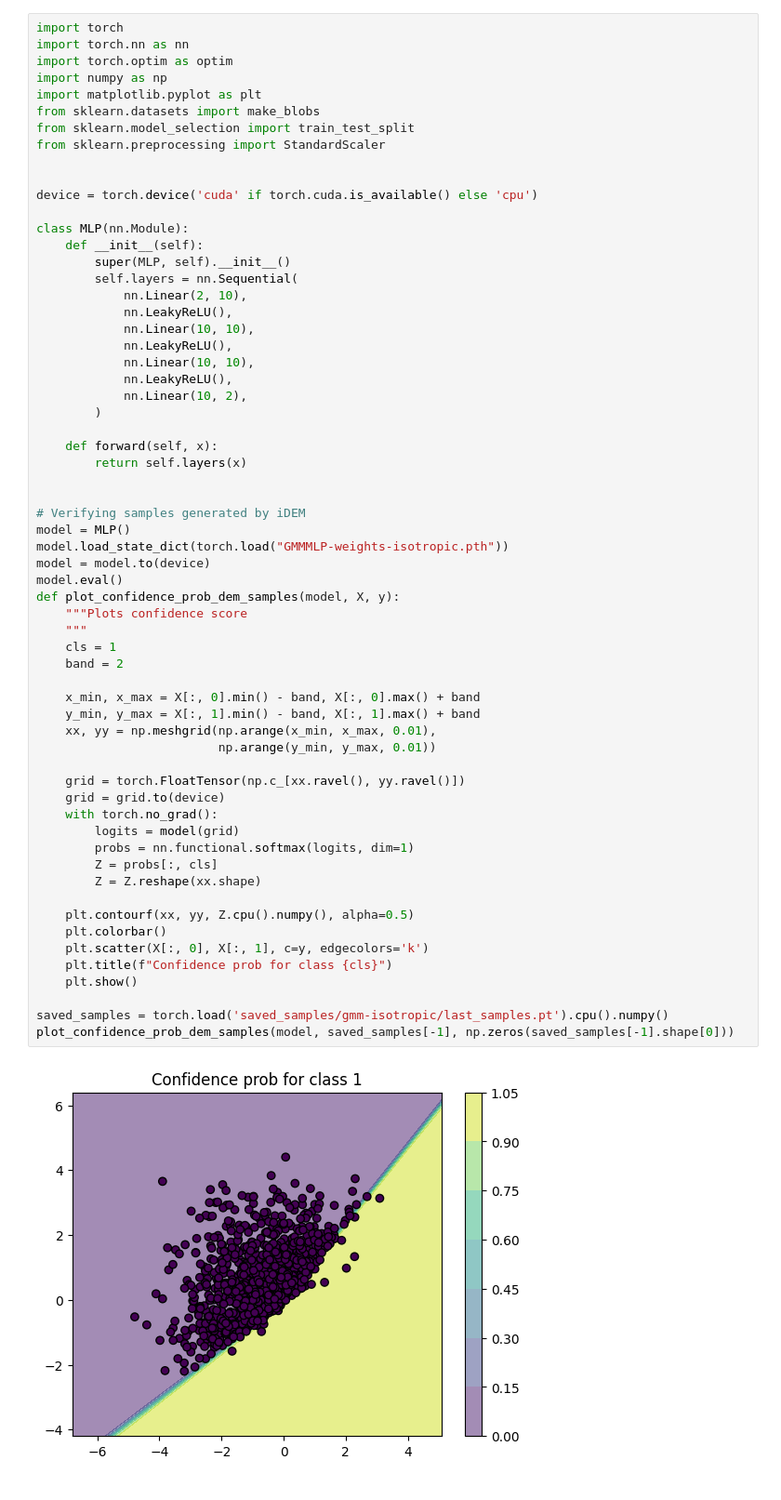
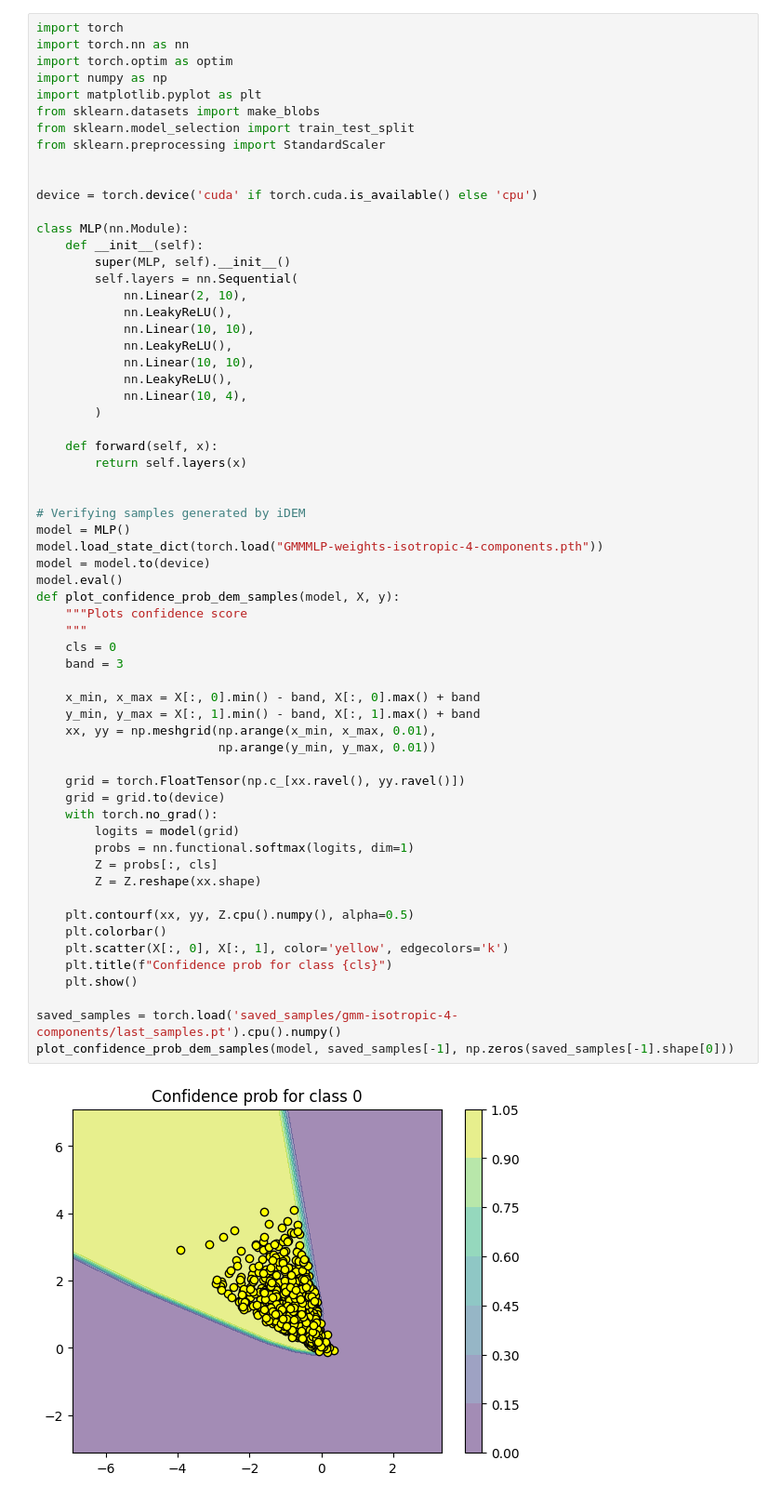
Before and after one commit to CristianManta/classifier-recovery, a Jupyter notebook: gmm-classifier-debug-learning.ipynb, the cells around one changed output. Shown: that part at 93% size. Cells and saved outputs as stored; diff of their text form.

```diff
--- a/gmm-classifier-debug-learning.ipynb
+++ b/gmm-classifier-debug-learning.ipynb
@@ -21,7 +21,7 @@ class MLP(nn.Module):
             nn.LeakyReLU(),
             nn.Linear(10, 10),
             nn.LeakyReLU(),
-            nn.Linear(10, 2),
+            nn.Linear(10, 4),
         )
 
     def forward(self, x):
@@ -29,36 +29,36 @@ class MLP(nn.Module):
 
 
 # Verifying samples generated by iDEM
 model = MLP()
-model.load_state_dict(torch.load("GMMMLP-weights-isotropic.pth"))
+model.load_state_dict(torch.load("GMMMLP-weights-isotropic-4-components.pth"))
 model = model.to(device)
 model.eval()
 def plot_confidence_prob_dem_samples(model, X, y):
     """Plots confidence score
     """
-    cls = 1
-    band = 2
+    cls = 0
+    band = 3
 
     x_min, x_max = X[:, 0].min() - band, X[:, 0].max() + band
     y_min, y_max = X[:, 1].min() - band, X[:, 1].max() + band
     xx, yy = np.meshgrid(np.arange(x_min, x_max, 0.01),
                          np.arange(y_min, y_max, 0.01))
 
     grid = torch.FloatTensor(np.c_[xx.ravel(), yy.ravel()])
     grid = grid.to(device)
     with torch.no_grad():
         logits = model(grid)
         probs = nn.functional.softmax(logits, dim=1)
         Z = probs[:, cls]
         Z = Z.reshape(xx.shape)
 
     plt.contourf(xx, yy, Z.cpu().numpy(), alpha=0.5)
     plt.colorbar()
-    plt.scatter(X[:, 0], X[:, 1], c=y, edgecolors='k')
+    plt.scatter(X[:, 0], X[:, 1], color='yellow', edgecolors='k')
     plt.title(f"Confidence prob for class {cls}")
     plt.show()
 
-saved_samples = torch.load('saved_samples/gmm-isotropic/last_samples.pt').cpu().numpy()
+saved_samples = torch.load('saved_samples/gmm-isotropic-4-components/last_samples.pt').cpu().numpy()
 plot_confidence_prob_dem_samples(model, saved_samples[-1], np.zeros(saved_samples[-1].shape[0]))
 # %% [output]
-[figure, old version]
+[figure, new version]
```
Also changed, not shown: 1 other file.
